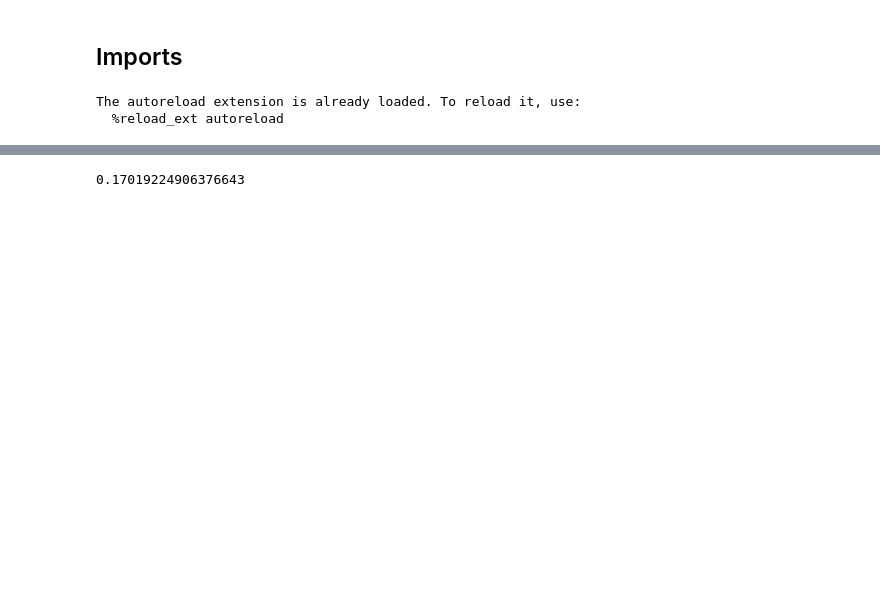
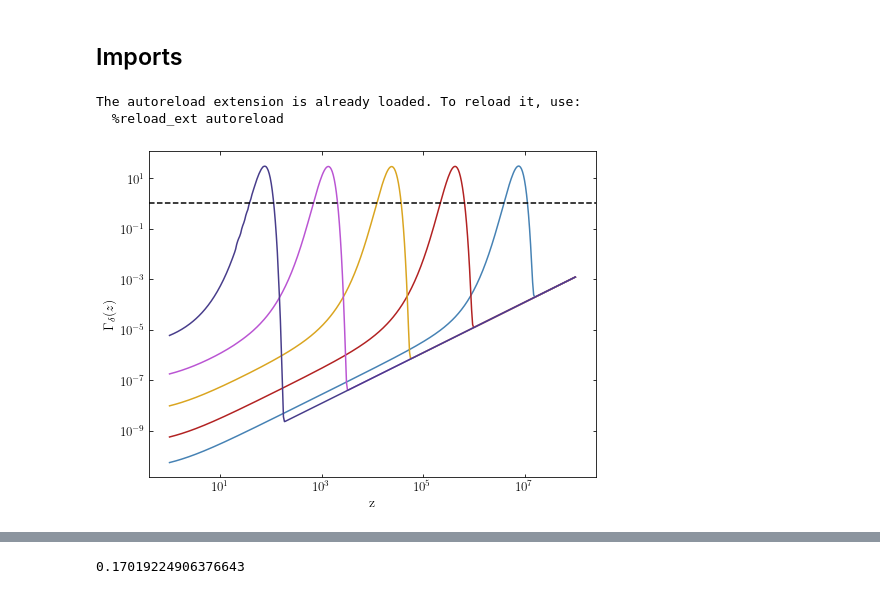
Before and after one commit to NolanSmyth/class_recoupling, a Jupyter notebook: recoupling_constraints_delta.ipynb, the cells around one changed output, grey strips where cells are left out. Saved outputs shown, nothing was run; the diff lists cells and outputs as text; code cells hidden in the pictures; blank space fills up the shorter version.

```diff
--- a/recoupling_constraints_delta.ipynb
+++ b/recoupling_constraints_delta.ipynb
@@ -36,6 +40,8 @@ plt.style.use("/Users/nolansmyth/Dropbox/kinetic_recoupling/figures/style.mplsty
 # %%
 # pk_delta_interp = pickle.load(open("interps/pks_delta_interp.p", "rb"))
 pk_delta_interp = pickle.load(open("interps/pks_delta_interp_new.p", "rb"))
+# %%
+pk_delta_rate_interp = pickle.load(open("interps/pks_delta_interp_rate.p", "rb"))
 # %%
 #Get data for case with no recoupling
 k = '1.0'
@@ -86,4 +90,15 @@ T_rec_arr = np.logspace(np.log10(6e6), np.log10(6e3), N_points)
 
 T_rec_arr = T_rec_arr[:-1]
 A_rec_arr = A_rec_arr[1:]
+# %%
+zs = np.logspace(0,8,400)
+for T in np.logspace(np.log10(6e6), np.log10(6e1), 5):
+    plt.loglog(zs, pk_delta_rate_interp((T, zs)), label = str(T))
+plt.axhline(1, color='k', ls='--')
+plt.xlabel('z')
+plt.ylabel('$\Gamma_{\delta}(z)$')
+
+plt.show()
+# %% [output]
+[figure, added]
 # %%
```
Also changed, not shown: parts of 39 cells of this notebook, 21 other files.
